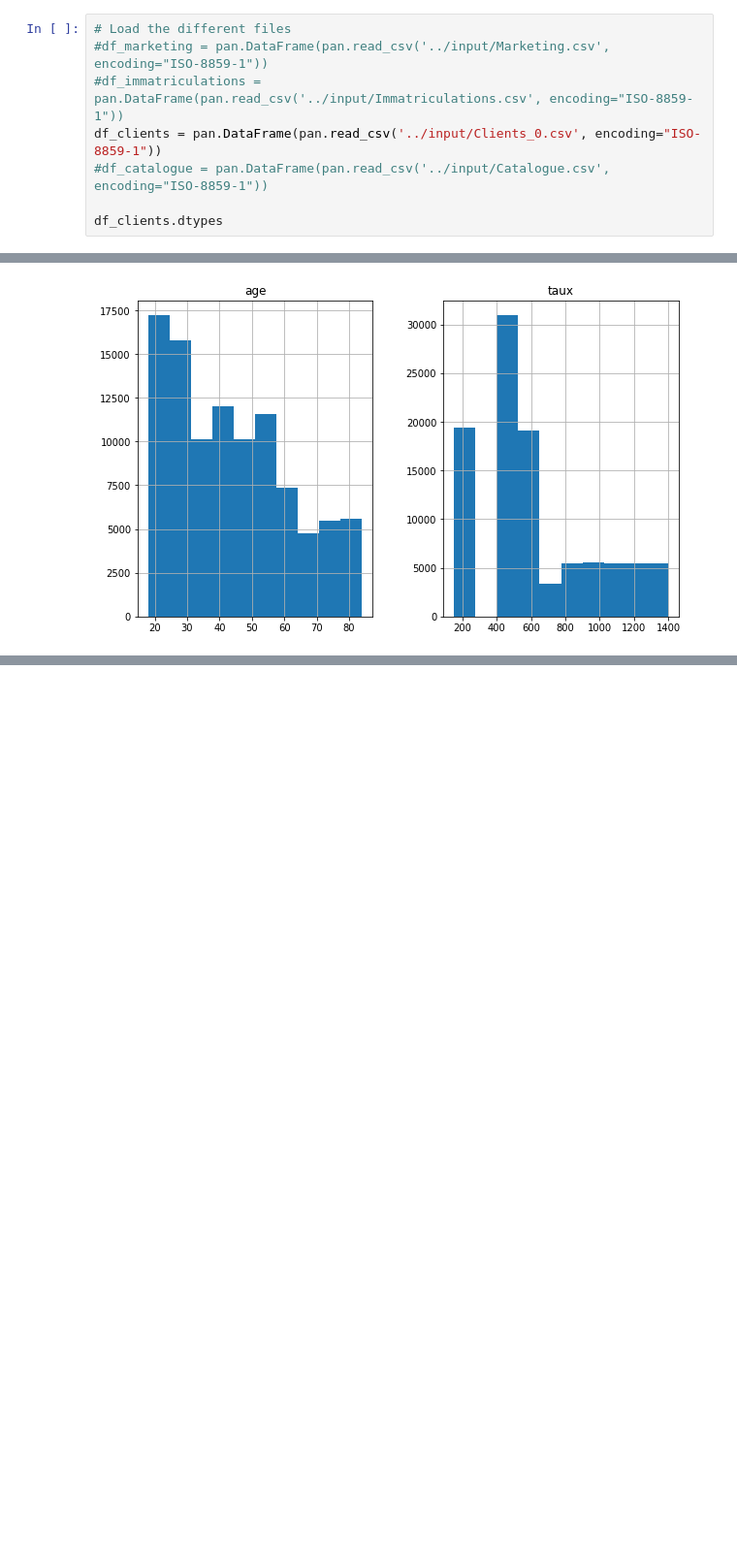
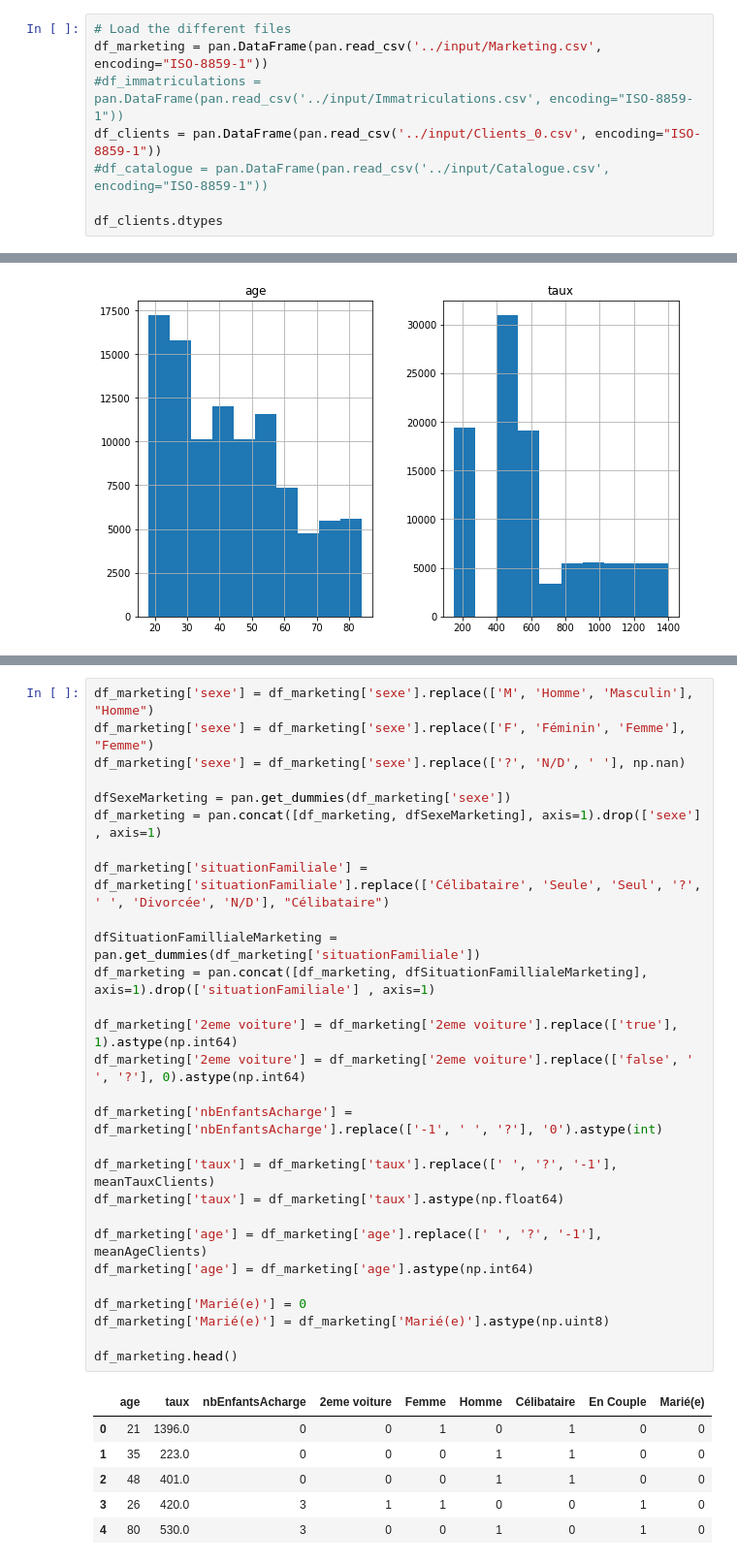
Before and after one commit to nicholas-bn/Data-Analytics-Python, a Jupyter notebook: notebook/Client_EDA.ipynb, the cells around one changed output, grey strips where cells are left out. Shown at 97% size. Cells and saved outputs as stored; diff of their text form; blank space fills up the shorter version.

Commit message:
traitement de la data pour marketings.csv où il faudra prédire

```diff
--- a/notebook/Client_EDA.ipynb
+++ b/notebook/Client_EDA.ipynb
@@ -21,7 +21,7 @@ import seaborn as sns
 import missingno as mno
 # %%
 # Load the different files
-#df_marketing = pan.DataFrame(pan.read_csv('../input/Marketing.csv', encoding="ISO-8859-1"))
+df_marketing = pan.DataFrame(pan.read_csv('../input/Marketing.csv', encoding="ISO-8859-1"))
 #df_immatriculations = pan.DataFrame(pan.read_csv('../input/Immatriculations.csv', encoding="ISO-8859-1"))
 df_clients = pan.DataFrame(pan.read_csv('../input/Clients_0.csv', encoding="ISO-8859-1"))
 #df_catalogue = pan.DataFrame(pan.read_csv('../input/Catalogue.csv', encoding="ISO-8859-1"))
@@ -266,0 +273,35 @@ df_clients.head()
+# %%
+df_marketing['sexe'] = df_marketing['sexe'].replace(['M', 'Homme', 'Masculin'], "Homme")
+df_marketing['sexe'] = df_marketing['sexe'].replace(['F', 'Féminin', 'Femme'], "Femme")
+df_marketing['sexe'] = df_marketing['sexe'].replace(['?', 'N/D', ' '], np.nan)
+
+dfSexeMarketing = pan.get_dummies(df_marketing['sexe'])
+df_marketing = pan.concat([df_marketing, dfSexeMarketing], axis=1).drop(['sexe'] , axis=1)
+
+df_marketing['situationFamiliale'] = df_marketing['situationFamiliale'].replace(['Célibataire', 'Seule', 'Seul', '?', ' ', 'Divorcée', 'N/D'], "Célibataire")
+
+dfSituationFamillialeMarketing = pan.get_dummies(df_marketing['situationFamiliale'])
+df_marketing = pan.concat([df_marketing, dfSituationFamillialeMarketing], axis=1).drop(['situationFamiliale'] , axis=1)
+
+df_marketing['2eme voiture'] = df_marketing['2eme voiture'].replace(['true'], 1).astype(np.int64)
+df_marketing['2eme voiture'] = df_marketing['2eme voiture'].replace(['false', ' ', '?'], 0).astype(np.int64)
+
+df_marketing['nbEnfantsAcharge'] = df_marketing['nbEnfantsAcharge'].replace(['-1', ' ', '?'], '0').astype(int)
+
+df_marketing['taux'] = df_marketing['taux'].replace([' ', '?', '-1'], meanTauxClients)
+df_marketing['taux'] = df_marketing['taux'].astype(np.float64)
+
+df_marketing['age'] = df_marketing['age'].replace([' ', '?', '-1'], meanAgeClients)
+df_marketing['age'] = df_marketing['age'].astype(np.int64)
+
+df_marketing['Marié(e)'] = 0
+df_marketing['Marié(e)'] = df_marketing['Marié(e)'].astype(np.uint8)
+
+df_marketing.head()
+# %% [output]
+|  | age | taux | nbEnfantsAcharge | 2eme voiture | Femme | Homme | Célibataire | En Couple | Marié(e) |
+| 0 | 21 | 1396.0 | 0 | 0 | 1 | 0 | 1 | 0 | 0 |
+| 1 | 35 | 223.0 | 0 | 0 | 0 | 1 | 1 | 0 | 0 |
+| 2 | 48 | 401.0 | 0 | 0 | 0 | 1 | 1 | 0 | 0 |
+| 3 | 26 | 420.0 | 3 | 1 | 1 | 0 | 0 | 1 | 0 |
+| 4 | 80 | 530.0 | 3 | 0 | 0 | 1 | 0 | 1 | 0 |
```
Also changed, not shown: parts of 12 cells of this notebook, 1 other file.
